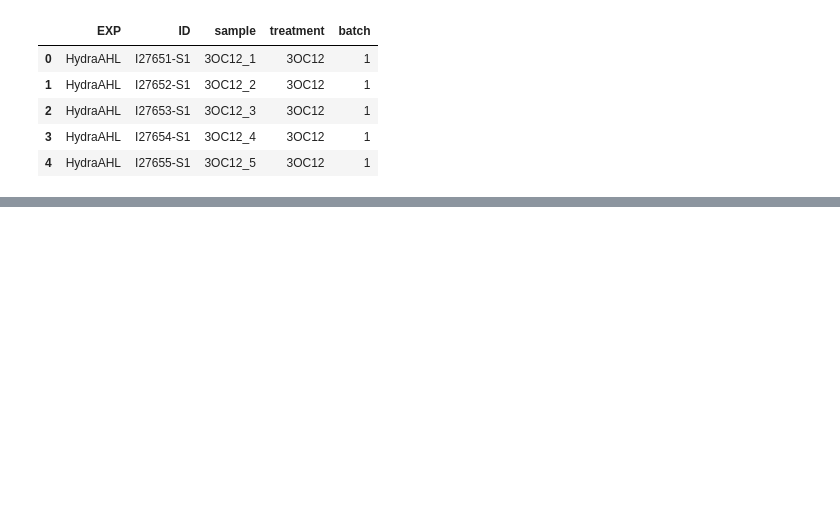
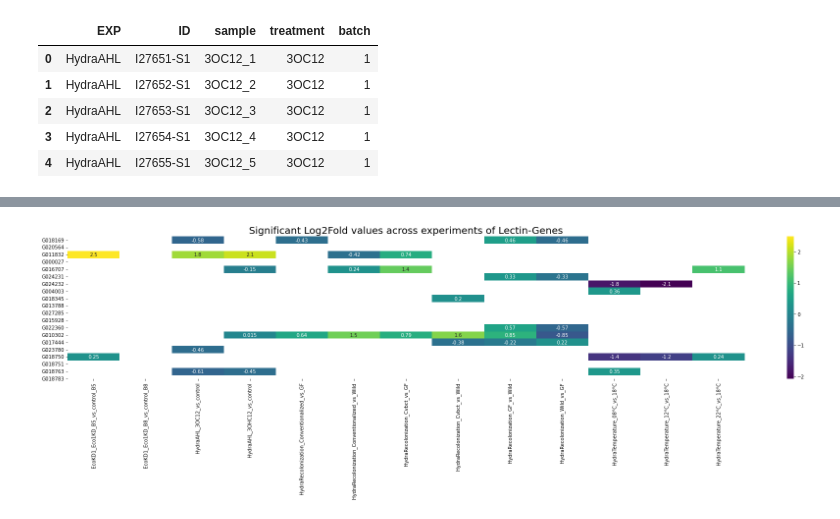
Before and after one commit to Kanomble/hydra_clustering, a Jupyter notebook: scripts/differential_expression_across_experiments.ipynb, the cells around one changed output, grey strips where cells are left out. Cells and saved outputs as stored; diff of their text form; code cells hidden in the pictures; blank space fills up the shorter version.

```diff
--- a/scripts/differential_expression_across_experiments.ipynb
+++ b/scripts/differential_expression_across_experiments.ipynb
@@ -248,7 +284,10 @@ write_html(fig, '../results/figures/genes_tpm_heatmaps/heatmap_plot_frizzled.htm
 # %%
 plt.figure(figsize=(25, 8))
-sns.heatmap(frizzled_genes_to_tpm[samples], annot=True, cmap='viridis', annot_kws={"fontsize":4})
-#plt.xlabel('X Values')
-#plt.ylabel('Categories')
-#plt.title('Heatmap of X Values by Categories')
-plt.show()
+custom_y_labels = lectin_genes
+mask_matrix = lectin_genes_to_pval.iloc[:,1:] >= 0.05  # Example mask matrix
+sns.heatmap(lectin_genes_to_exp.iloc[:,1:], annot=True, cmap="viridis", mask=mask_matrix, yticklabels=custom_y_labels)
+plt.title('Significant Log2Fold values across experiments of Lectin-Genes', fontsize=20)
+plt.tight_layout()
+plt.savefig("../results/figures/genes_tpm_heatmaps/lectin_log2_heatmap.jpg")
+# %% [output]
+[figure, added]
```
Also changed, not shown: parts of 19 cells of this notebook.
